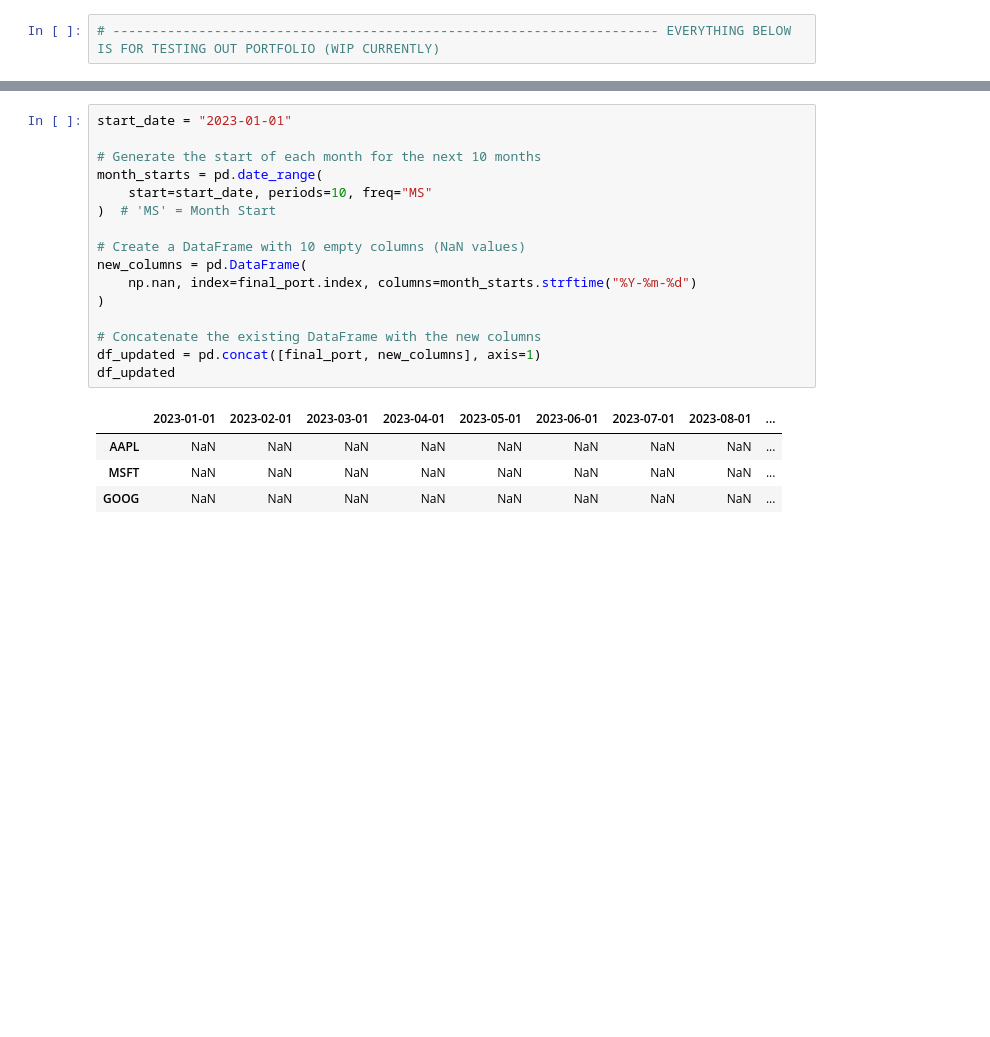
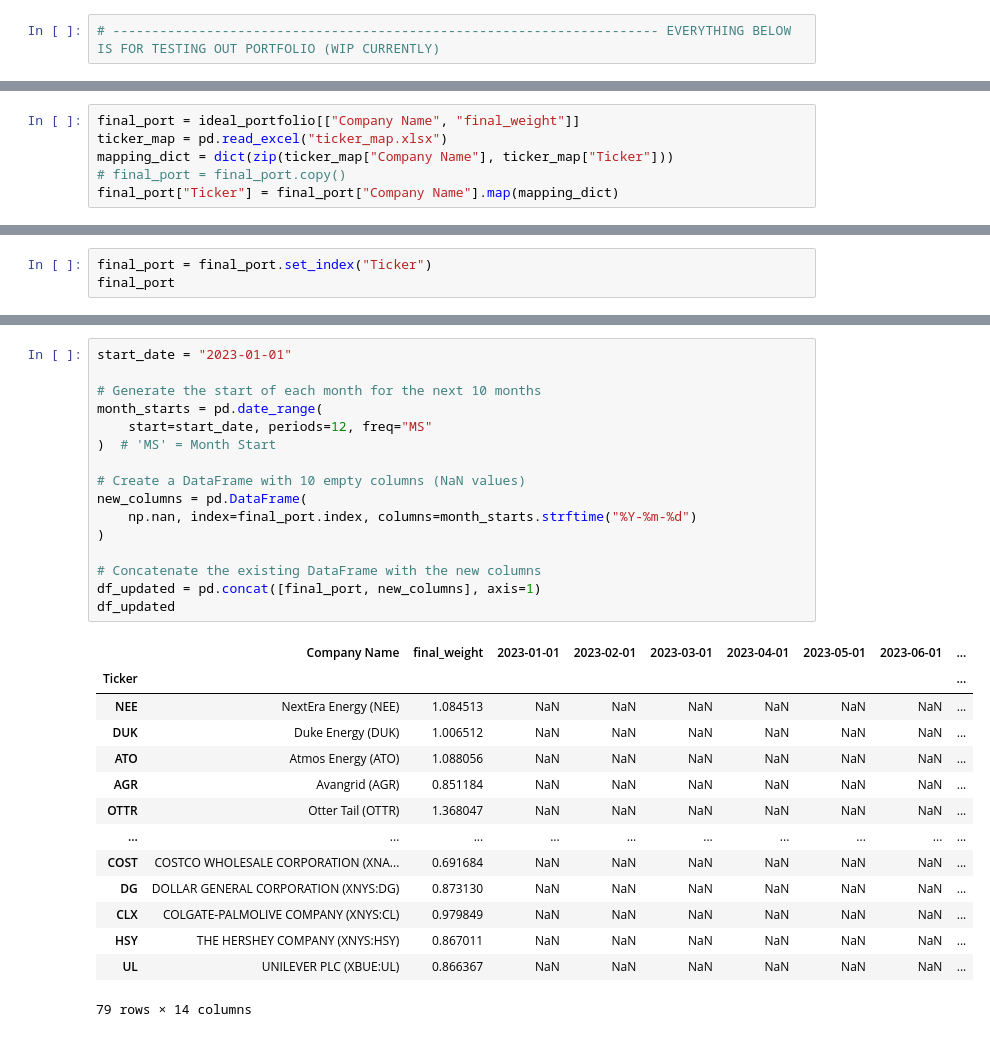
Before and after one commit to visheshgupta19/IDS_789_Final_Project, a Jupyter notebook: algo_update.ipynb, the cells around one changed output, grey strips where cells are left out. Saved outputs shown, nothing was run; the diff lists cells and outputs as text; blank space fills up the shorter version.

```diff
--- a/algo_update.ipynb
+++ b/algo_update.ipynb
@@ -219,0 +215,6 @@ final_port = pd.DataFrame(index=tickers)
+# %%
+final_port = ideal_portfolio[["Company Name", "final_weight"]]
+ticker_map = pd.read_excel("ticker_map.xlsx")
+mapping_dict = dict(zip(ticker_map["Company Name"], ticker_map["Ticker"]))
+# final_port = final_port.copy()
+final_port["Ticker"] = final_port["Company Name"].map(mapping_dict)
@@ -219,0 +227,3 @@ final_port = pd.DataFrame(index=tickers)
+# %%
+final_port = final_port.set_index("Ticker")
+final_port
@@ -220,21 +245,31 @@ final_port = pd.DataFrame(index=tickers)
 # %%
 start_date = "2023-01-01"
 
 # Generate the start of each month for the next 10 months
 month_starts = pd.date_range(
-    start=start_date, periods=10, freq="MS"
+    start=start_date, periods=12, freq="MS"
 )  # 'MS' = Month Start
 
 # Create a DataFrame with 10 empty columns (NaN values)
 new_columns = pd.DataFrame(
     np.nan, index=final_port.index, columns=month_starts.strftime("%Y-%m-%d")
 )
 
 # Concatenate the existing DataFrame with the new columns
 df_updated = pd.concat([final_port, new_columns], axis=1)
 df_updated
 # %% [output]
-|  | 2023-01-01 | 2023-02-01 | 2023-03-01 | 2023-04-01 | 2023-05-01 | 2023-06-01 | 2023-07-01 | 2023-08-01 | ... |
-| AAPL | NaN | NaN | NaN | NaN | NaN | NaN | NaN | NaN | ... |
-| MSFT | NaN | NaN | NaN | NaN | NaN | NaN | NaN | NaN | ... |
-| GOOG | NaN | NaN | NaN | NaN | NaN | NaN | NaN | NaN | ... |
+|  | Company Name | final_weight | 2023-01-01 | 2023-02-01 | 2023-03-01 | 2023-04-01 | 2023-05-01 | 2023-06-01 | ... |
+| Ticker |  |  |  |  |  |  |  |  | ... |
+| NEE | NextEra Energy (NEE) | 1.084513 | NaN | NaN | NaN | NaN | NaN | NaN | ... |
+| DUK | Duke Energy (DUK) | 1.006512 | NaN | NaN | NaN | NaN | NaN | NaN | ... |
+| ATO | Atmos Energy (ATO) | 1.088056 | NaN | NaN | NaN | NaN | NaN | NaN | ... |
+| AGR | Avangrid (AGR) | 0.851184 | NaN | NaN | NaN | NaN | NaN | NaN | ... |
+| OTTR | Otter Tail (OTTR) | 1.368047 | NaN | NaN | NaN | NaN | NaN | NaN | ... |
+| ... | ... | ... | ... | ... | ... | ... | ... | ... | ... |
+| COST | COSTCO WHOLESALE CORPORATION (XNA... | 0.691684 | NaN | NaN | NaN | NaN | NaN | NaN | ... |
+| DG | DOLLAR GENERAL CORPORATION (XNYS:DG) | 0.873130 | NaN | NaN | NaN | NaN | NaN | NaN | ... |
+| CLX | COLGATE-PALMOLIVE COMPANY (XNYS:CL) | 0.979849 | NaN | NaN | NaN | NaN | NaN | NaN | ... |
+| HSY | THE HERSHEY COMPANY (XNYS:HSY) | 0.867011 | NaN | NaN | NaN | NaN | NaN | NaN | ... |
+| UL | UNILEVER PLC (XBUE:UL) | 0.866367 | NaN | NaN | NaN | NaN | NaN | NaN | ... |
+79 rows × 14 columns
```
Also changed, not shown: parts of 14 cells of this notebook, 2 other files.
